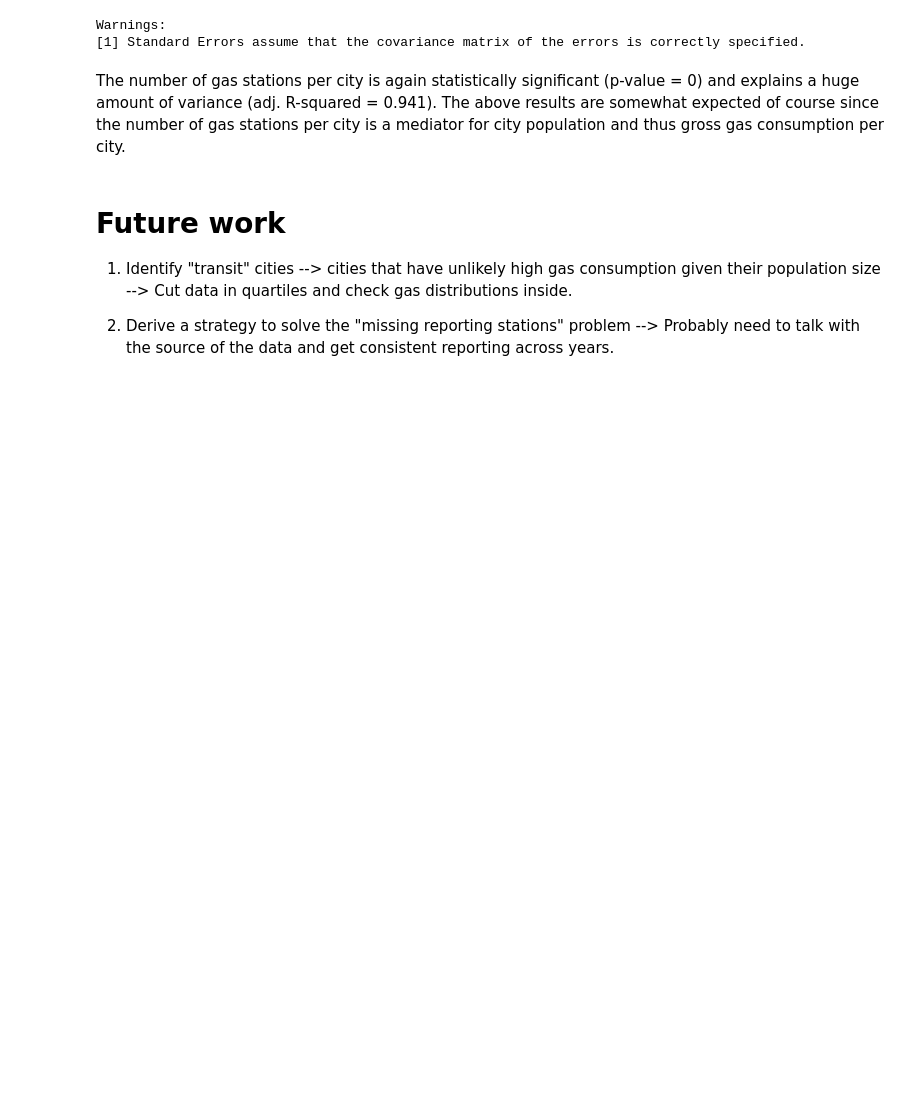
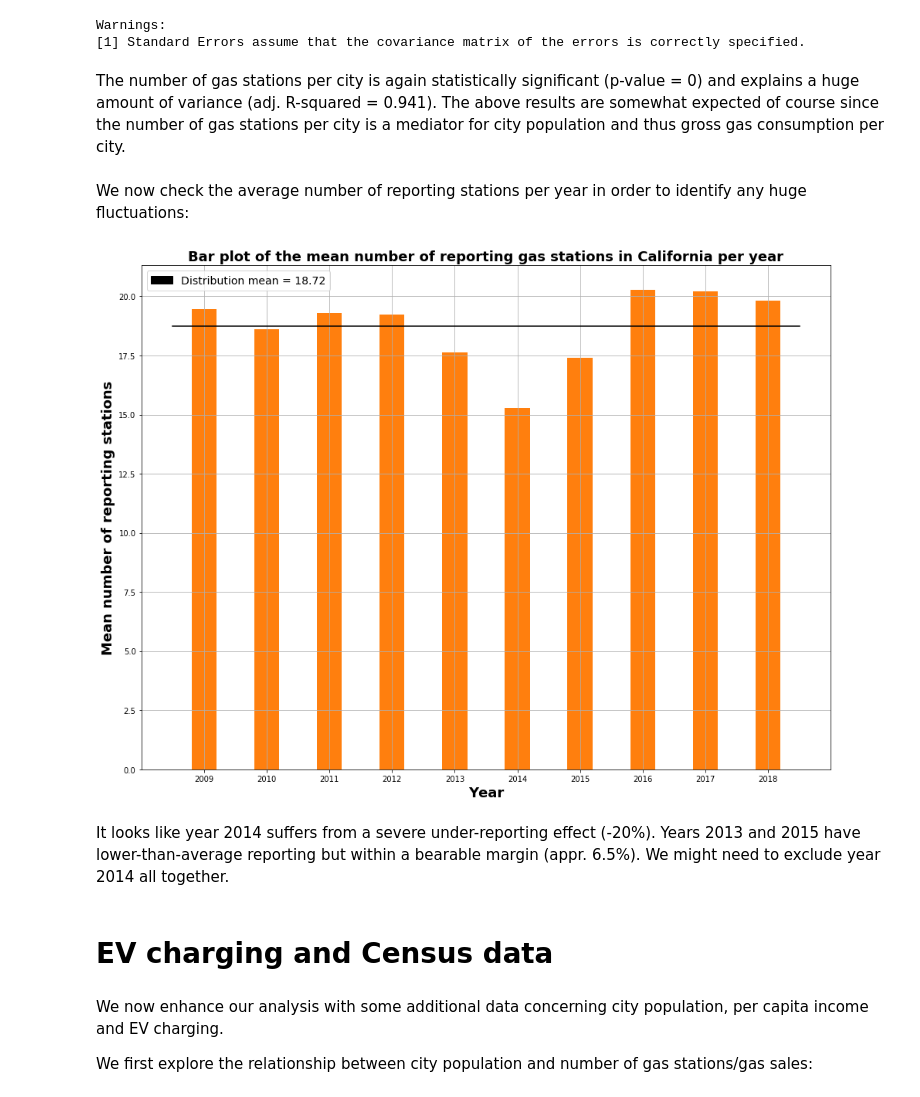
Before and after one commit to Abdoulis21/Coltura, a Jupyter notebook: Coltura_Gazoline.ipynb, the cells around one changed output. Cells and saved outputs as stored; diff of their text form; code cells hidden in the pictures; blank space fills up the shorter version.

```diff
--- a/Coltura_Gazoline.ipynb
+++ b/Coltura_Gazoline.ipynb
@@ -219,10 +219,42 @@ Warnings:
 [1] Standard Errors assume that the covariance matrix of the errors is correctly specified.
 # %% [markdown]
 The number of gas stations per city is again statistically significant (p-value = 0) and explains a huge amount of variance (adj. R-squared = 0.941). The above results are somewhat expected of course since the number of gas stations per city is a mediator for city population and thus gross gas consumption per city.
-# %% [markdown]
-# Future work
-
-1) Identify "transit" cities --> cities that have unlikely high gas consumption given their population size --> Cut data in quartiles and check gas distributions inside.
-
-
-2) Derive a strategy to solve the "missing reporting stations" problem --> Probably need to talk with the source of the data and get consistent reporting across years.
+# %% [markdown]
+We now check the average number of reporting stations per year in order to identify any huge fluctuations:
+# %%
+import matplotlib
+import matplotlib.pyplot as plt
+import matplotlib.patches as mpatches
+import numpy
+
+meanGasReport = []
+
+for i in range(len(stationNames)):
+    meanGasReport.append(numpy.nanmean(data[stationNames[i]]))
+
+grossMean = numpy.mean(meanGasReport)
+pos = [0,2,4,6,8,10,12,14,16,18]
+years = ["2009","2010","2011","2012","2013","2014","2015","2016","2017","2018","2019"]
+
+fig = plt.figure(figsize=(16,12))
+plt.bar(pos,meanGasReport, color = "#ff7f0e")
+plt.grid(True)
+plt.plot([-1,19],[grossMean,grossMean], color = "black")
+plt.xticks(pos, years)
+plt.xlabel("Year",fontsize = 18, fontweight='bold')
+plt.ylabel("Mean number of reporting stations", fontsize = 18, fontweight='bold')
+plt.title("Bar plot of the mean number of reporting gas stations in California per year",fontsize = 18, fontweight='bold')
+red = mpatches.Patch(color='black', label="Distribution mean = " + '{:.2f}'.format(grossMean))
+plt.legend(handles=[red],loc=0,fontsize=14)
+#plt.savefig("C:/Users/abazh/Desktop/meanReporting.png", dpu=300)
+plt.show(fig)
+# %% [output]
+[figure, added]
+# %% [markdown]
+It looks like year 2014 suffers from a severe under-reporting effect (-20%). Years 2013 and 2015 have lower-than-average reporting but within a bearable margin (appr. 6.5%). We might need to exclude year 2014 all together.
+# %% [markdown]
+# EV charging and Census data
+# %% [markdown]
+We now enhance our analysis with some additional data concerning city population, per capita income and EV charging.
+
+We first explore the relationship between city population and number of gas stations/gas sales:
```
Also changed, not shown: parts of 26 cells of this notebook.
